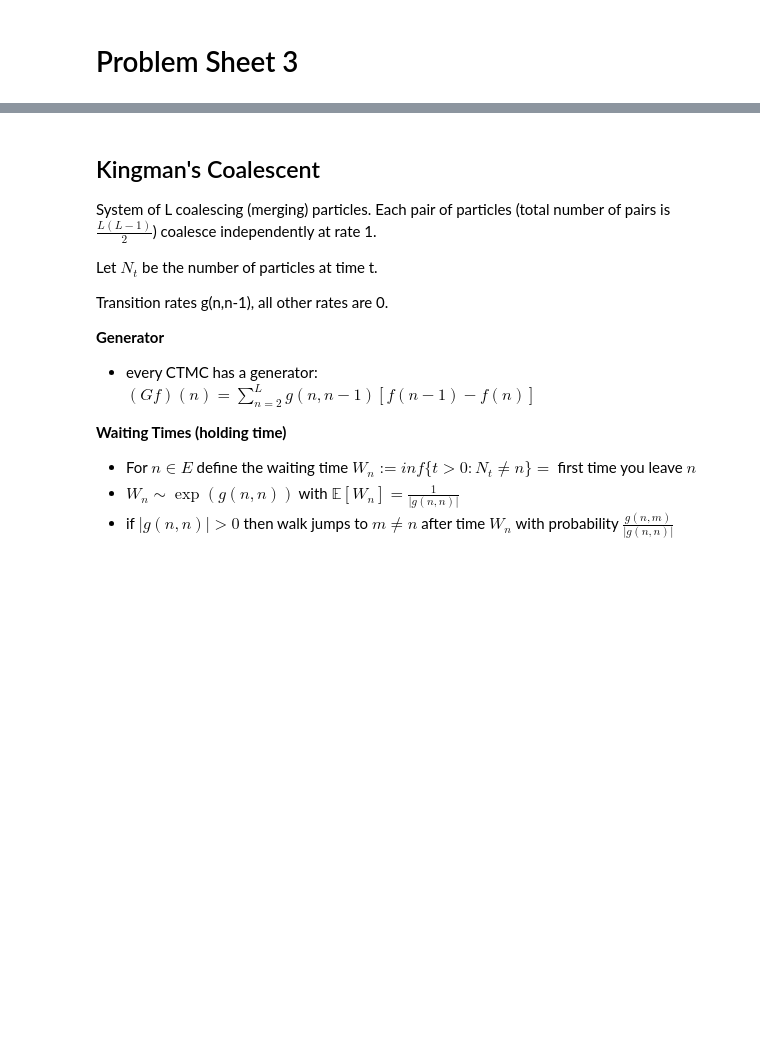
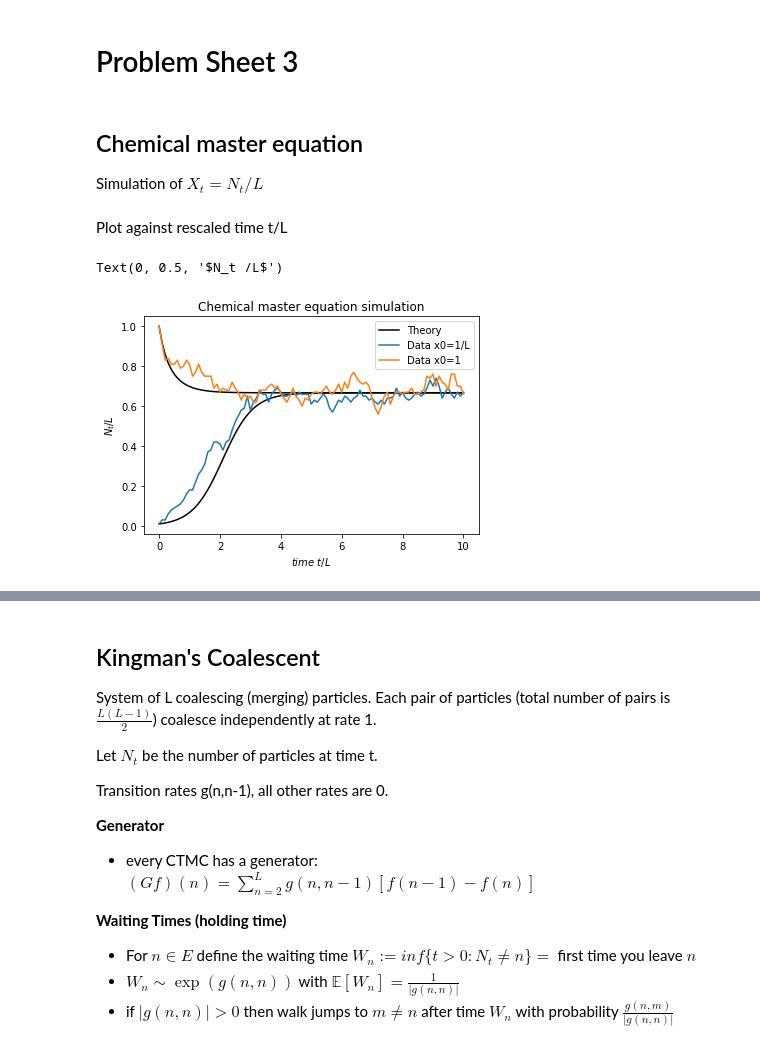
Before and after one commit to sgrosskinsky/NB4012_2020, a Jupyter notebook: Support Class 3.ipynb, the cells around one changed output, grey strips where cells are left out. Cells and saved outputs as stored; diff of their text form; code cells hidden in the pictures; blank space fills up the shorter version.

```diff
--- a/Support Class 3.ipynb
+++ b/Support Class 3.ipynb
@@ -4,3 +4,7 @@
 import numpy as np
 import matplotlib.pyplot as plt
 import seaborn as sns
+# %% [markdown]
+## Chemical master equation
+
+Simulation of $X_t =N_t /L$
@@ -6,0 +52,23 @@ import seaborn as sns
+# %% [markdown]
+Plot against rescaled time t/L
+# %%
+# Theory
+
+t = np.arange(0,tmax+deltat,deltat)/L
+f1 = kp*np.exp(kp*t)/( (kp+km)*(np.exp(kp*t) -1) +kp )   #x0=1
+f2 = dx*kp*np.exp(kp*t)/( dx*(kp+km)*(np.exp(kp*t) -1) +kp )  #x0=dx
+plt.plot(t,f1,'k', label = 'Theory')
+plt.plot(t,f2,'k')
+
+# plot Data Y1 and YL
+tlist = np.arange(0,tmax+deltat,deltat)/L
+plt.plot(tlist,Y1, label = 'Data x0=1/L')
+plt.plot(tlist,YL, label = 'Data x0=1')
+
+plt.title('Chemical master equation simulation')
+plt.legend()
+plt.xlabel('$time\ t/L$')
+plt.ylabel('$N_t /L$')
+# %% [output]
+Text(0, 0.5, '$N_t /L$')
+[figure, added]
```
Also changed, not shown: parts of 7 cells of this notebook.
